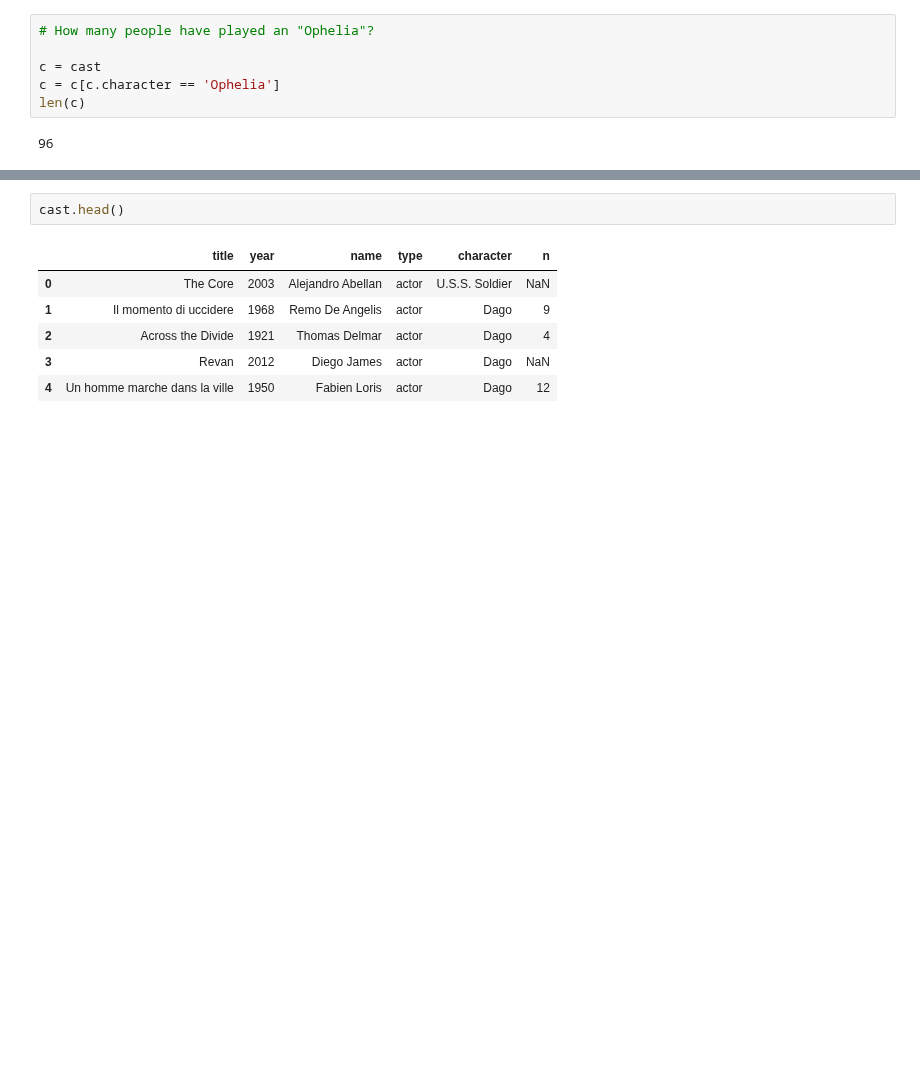
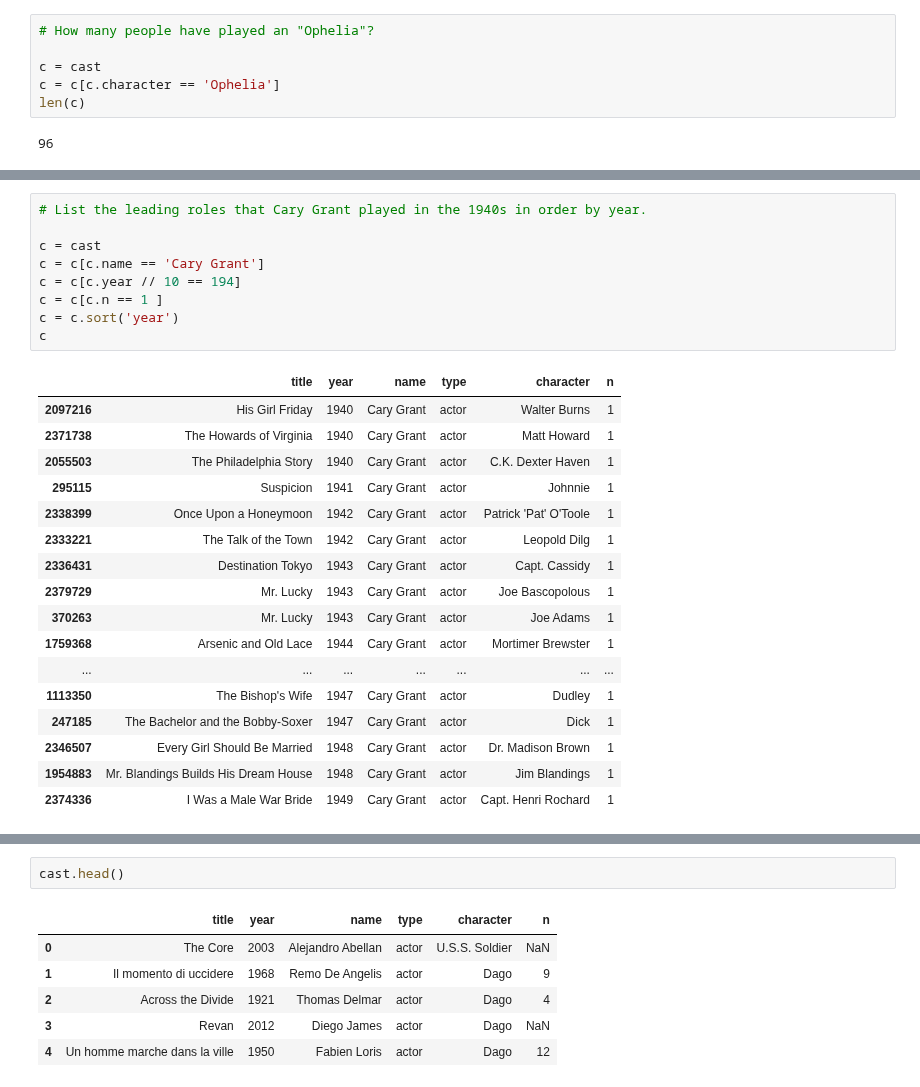
Before and after one commit to brandon-rhodes/pycon-pandas-tutorial, a Jupyter notebook: Solutions-1.ipynb, the cells around one changed output, grey strips where cells are left out. Cells and saved outputs as stored; diff of their text form; blank space fills up the shorter version.

```diff
--- a/Solutions-1.ipynb
+++ b/Solutions-1.ipynb
@@ -226,0 +265,27 @@ len(c)
+# %%
+# List the leading roles that Cary Grant played in the 1940s in order by year.
+
+c = cast
+c = c[c.name == 'Cary Grant']
+c = c[c.year // 10 == 194]
+c = c[c.n == 1 ]
+c = c.sort('year')
+c
+# %% [output]
+|  | title | year | name | type | character | n |
+| 2097216 | His Girl Friday | 1940 | Cary Grant | actor | Walter Burns | 1 |
+| 2371738 | The Howards of Virginia | 1940 | Cary Grant | actor | Matt Howard | 1 |
+| 2055503 | The Philadelphia Story | 1940 | Cary Grant | actor | C.K. Dexter Haven | 1 |
+| 295115 | Suspicion | 1941 | Cary Grant | actor | Johnnie | 1 |
+| 2338399 | Once Upon a Honeymoon | 1942 | Cary Grant | actor | Patrick 'Pat' O'Toole | 1 |
+| 2333221 | The Talk of the Town | 1942 | Cary Grant | actor | Leopold Dilg | 1 |
+| 2336431 | Destination Tokyo | 1943 | Cary Grant | actor | Capt. Cassidy | 1 |
+| 2379729 | Mr. Lucky | 1943 | Cary Grant | actor | Joe Bascopolous | 1 |
+| 370263 | Mr. Lucky | 1943 | Cary Grant | actor | Joe Adams | 1 |
+| 1759368 | Arsenic and Old Lace | 1944 | Cary Grant | actor | Mortimer Brewster | 1 |
+| ... | ... | ... | ... | ... | ... | ... |
+| 1113350 | The Bishop's Wife | 1947 | Cary Grant | actor | Dudley | 1 |
+| 247185 | The Bachelor and the Bobby-Soxer | 1947 | Cary Grant | actor | Dick | 1 |
+| 2346507 | Every Girl Should Be Married | 1948 | Cary Grant | actor | Dr. Madison Brown | 1 |
+| 1954883 | Mr. Blandings Builds His Dream House | 1948 | Cary Grant | actor | Jim Blandings | 1 |
+| 2374336 | I Was a Male War Bride | 1949 | Cary Grant | actor | Capt. Henri Rochard | 1 |
```
Also changed, not shown: parts of 9 cells of this notebook.
